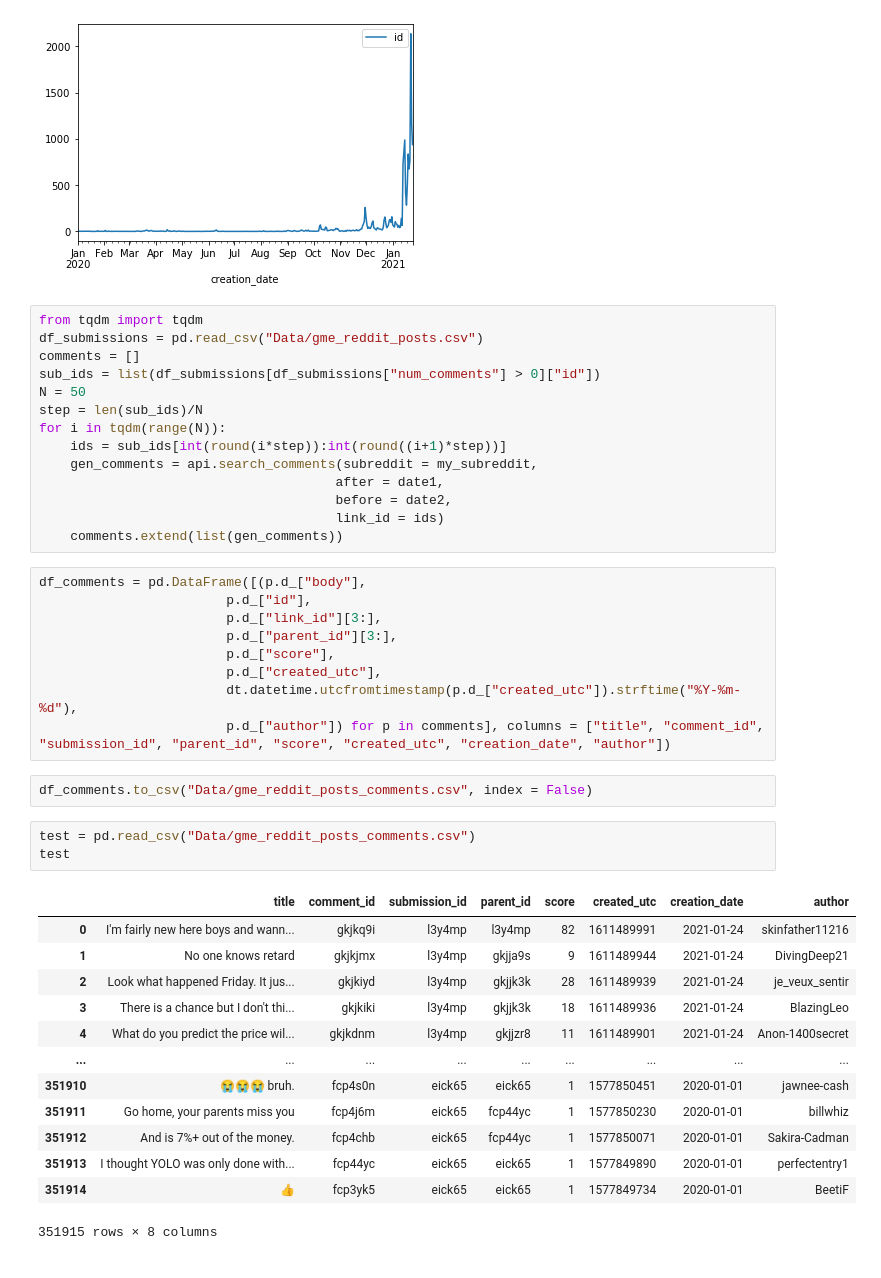
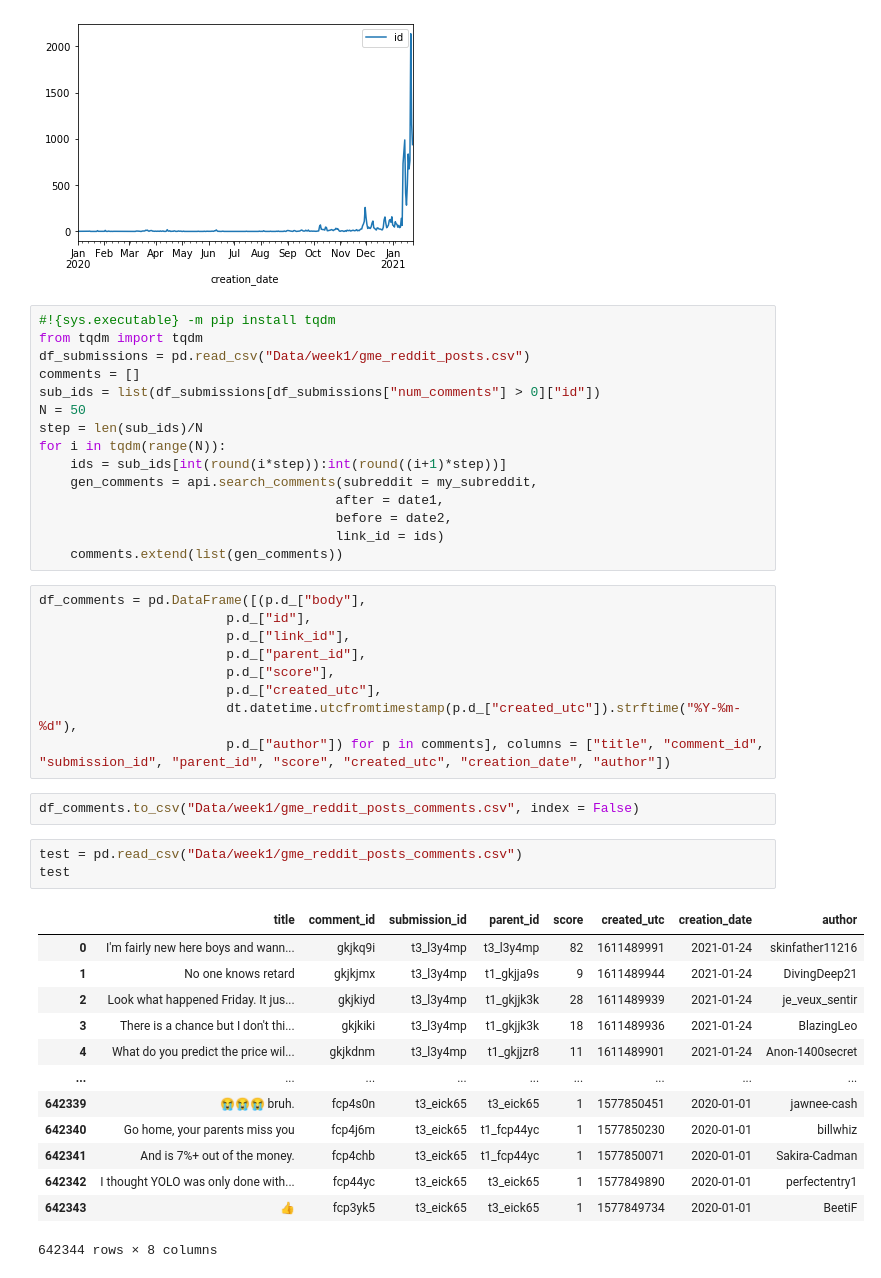
Before and after one commit to s180820/comsocsci2021, a Jupyter notebook: lectures/Week1.ipynb, the cells around one changed output. Saved outputs shown, nothing was run; the diff lists cells and outputs as text.

```diff
--- a/lectures/Week1.ipynb
+++ b/lectures/Week1.ipynb
@@ -168,8 +151,9 @@ plt.show()
 # %% [output]
 [figure]
 # %%
+#!{sys.executable} -m pip install tqdm
 from tqdm import tqdm
-df_submissions = pd.read_csv("Data/gme_reddit_posts.csv")
+df_submissions = pd.read_csv("Data/week1/gme_reddit_posts.csv")
 comments = []
 sub_ids = list(df_submissions[df_submissions["num_comments"] > 0]["id"])
 N = 50
@@ -184,28 +168,28 @@ for i in tqdm(range(N)):
 # %%
 df_comments = pd.DataFrame([(p.d_["body"],
                         p.d_["id"],
-                        p.d_["link_id"][3:],
-                        p.d_["parent_id"][3:],
+                        p.d_["link_id"],
+                        p.d_["parent_id"],
                         p.d_["score"],
                         p.d_["created_utc"],
                         dt.datetime.utcfromtimestamp(p.d_["created_utc"]).strftime("%Y-%m-%d"),
                         p.d_["author"]) for p in comments], columns = ["title", "comment_id", "submission_id", "parent_id", "score", "created_utc", "creation_date", "author"])
 # %%
-df_comments.to_csv("Data/gme_reddit_posts_comments.csv", index = False)
+df_comments.to_csv("Data/week1/gme_reddit_posts_comments.csv", index = False)
 # %%
-test = pd.read_csv("Data/gme_reddit_posts_comments.csv")
+test = pd.read_csv("Data/week1/gme_reddit_posts_comments.csv")
 test
 # %% [output]
 |  | title | comment_id | submission_id | parent_id | score | created_utc | creation_date | author |
-| 0 | I'm fairly new here boys and wann... | gkjkq9i | l3y4mp | l3y4mp | 82 | 1611489991 | 2021-01-24 | skinfather11216 |
-| 1 | No one knows retard | gkjkjmx | l3y4mp | gkjja9s | 9 | 1611489944 | 2021-01-24 | DivingDeep21 |
-| 2 | Look what happened Friday. It jus... | gkjkiyd | l3y4mp | gkjjk3k | 28 | 1611489939 | 2021-01-24 | je_veux_sentir |
-| 3 | There is a chance but I don't thi... | gkjkiki | l3y4mp | gkjjk3k | 18 | 1611489936 | 2021-01-24 | BlazingLeo |
-| 4 | What do you predict the price wil... | gkjkdnm | l3y4mp | gkjjzr8 | 11 | 1611489901 | 2021-01-24 | Anon-1400secret |
+| 0 | I'm fairly new here boys and wann... | gkjkq9i | t3_l3y4mp | t3_l3y4mp | 82 | 1611489991 | 2021-01-24 | skinfather11216 |
+| 1 | No one knows retard | gkjkjmx | t3_l3y4mp | t1_gkjja9s | 9 | 1611489944 | 2021-01-24 | DivingDeep21 |
+| 2 | Look what happened Friday. It jus... | gkjkiyd | t3_l3y4mp | t1_gkjjk3k | 28 | 1611489939 | 2021-01-24 | je_veux_sentir |
+| 3 | There is a chance but I don't thi... | gkjkiki | t3_l3y4mp | t1_gkjjk3k | 18 | 1611489936 | 2021-01-24 | BlazingLeo |
+| 4 | What do you predict the price wil... | gkjkdnm | t3_l3y4mp | t1_gkjjzr8 | 11 | 1611489901 | 2021-01-24 | Anon-1400secret |
 | ... | ... | ... | ... | ... | ... | ... | ... | ... |
-| 351910 | 😭😭😭 bruh. | fcp4s0n | eick65 | eick65 | 1 | 1577850451 | 2020-01-01 | jawnee-cash |
-| 351911 | Go home, your parents miss you | fcp4j6m | eick65 | fcp44yc | 1 | 1577850230 | 2020-01-01 | billwhiz |
-| 351912 | And is 7%+ out of the money. | fcp4chb | eick65 | fcp44yc | 1 | 1577850071 | 2020-01-01 | Sakira-Cadman |
-| 351913 | I thought YOLO was only done with... | fcp44yc | eick65 | eick65 | 1 | 1577849890 | 2020-01-01 | perfectentry1 |
-| 351914 | 👍 | fcp3yk5 | eick65 | eick65 | 1 | 1577849734 | 2020-01-01 | BeetiF |
+| 642339 | 😭😭😭 bruh. | fcp4s0n | t3_eick65 | t3_eick65 | 1 | 1577850451 | 2020-01-01 | jawnee-cash |
+| 642340 | Go home, your parents miss you | fcp4j6m | t3_eick65 | t1_fcp44yc | 1 | 1577850230 | 2020-01-01 | billwhiz |
+| 642341 | And is 7%+ out of the money. | fcp4chb | t3_eick65 | t1_fcp44yc | 1 | 1577850071 | 2020-01-01 | Sakira-Cadman |
+| 642342 | I thought YOLO was only done with... | fcp44yc | t3_eick65 | t3_eick65 | 1 | 1577849890 | 2020-01-01 | perfectentry1 |
+| 642343 | 👍 | fcp3yk5 | t3_eick65 | t3_eick65 | 1 | 1577849734 | 2020-01-01 | BeetiF |
-351915 rows × 8 columns
+642344 rows × 8 columns
```
Also changed, not shown: parts of 2 cells of this notebook, 5 other files.
